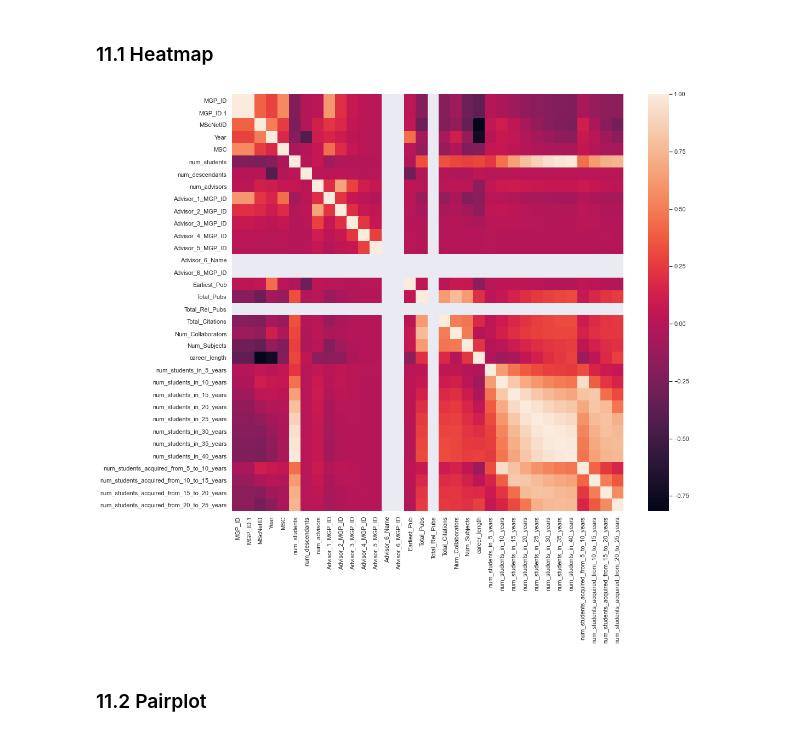
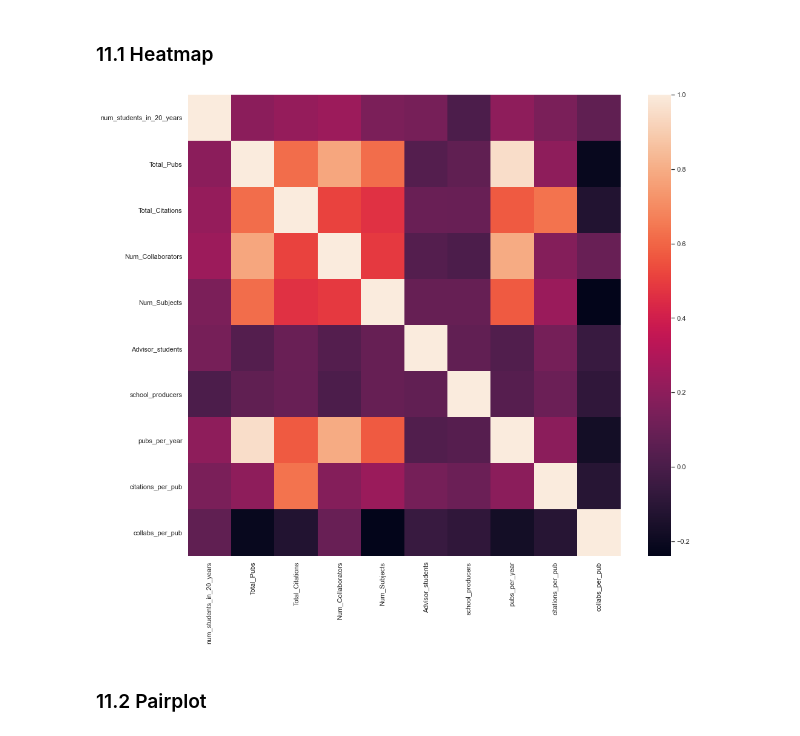
Before and after one commit to BhardwajAnshul/Springboard_Work, a Jupyter notebook: Capstone1/EDA/MathPhD_EDA.ipynb, the cells around one changed output. Cells and saved outputs as stored; diff of their text form; code cells hidden in the pictures.

```diff
--- a/Capstone1/EDA/MathPhD_EDA.ipynb
+++ b/Capstone1/EDA/MathPhD_EDA.ipynb
@@ -317,3 +315,8 @@ ad['citations_per_year'] = ad['Total_Citations'].divide(ad['career_length'])
+# %%
+ad = ad[ad['Total_Pubs']>0]
+# %%
+ad['citations_per_pub'] = ad['Total_Citations'].divide(ad['Total_Pubs'])
+ad['collabs_per_pub'] = ad['Num_Collaborators'].divide(ad['Total_Pubs'])
 # %% [markdown]
 ## 10. Obtaining dataframe for advisors with career length at least 20 years<a id='10._Obtaining_dataframe_for_advisors_with_career_length_at_least_20_years'></a>
 # %%
@@ -332,10 +334,12 @@ ad20.to_excel('advisor20_table.xlsx')
 ### 11.1 Heatmap<a id='11.1_Heatmap'></a>
 # %%
 plt.subplots(figsize=(16,14))
-sns.heatmap(ad.iloc[:,:-7].corr(), annot=False)
+sns.heatmap(ad20[['num_students_in_20_years','Total_Pubs',\
+                'Total_Citations','Num_Collaborators','Num_Subjects','Advisor_students','school_producers',\
+                'pubs_per_year','citations_per_pub','collabs_per_pub']].corr(), annot=False)
 plt.show()
 # %% [output]
-[figure, old version]
+[figure, new version]
 # %% [markdown]
 ### 11.2 Pairplot<a id='11.2_Pairplot'></a>
 # %%
```
Also changed, not shown: parts of 22 cells of this notebook.
